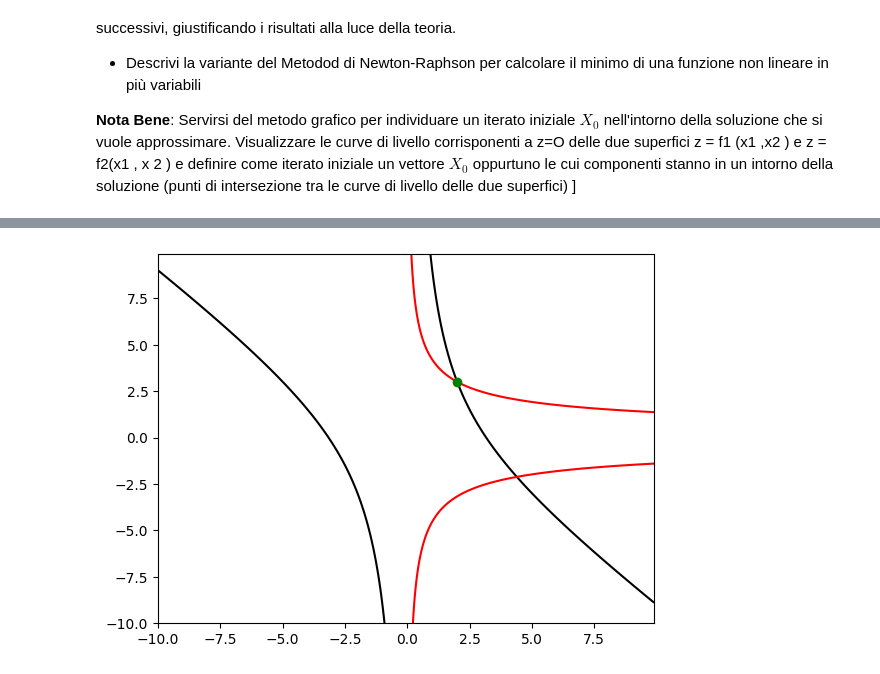
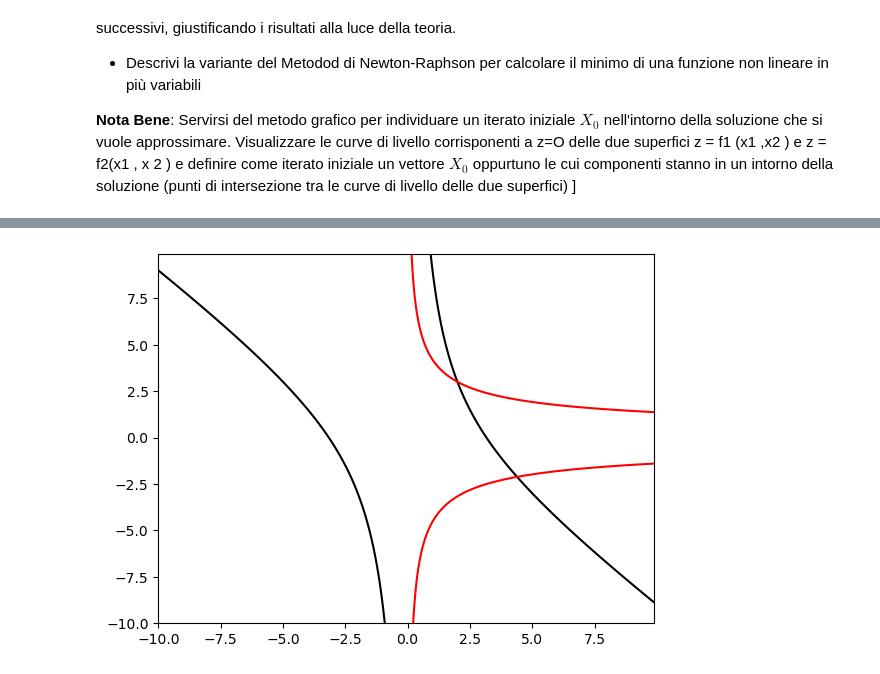
Before and after one commit to alevu3344/EsercitazioniMetodiNumerici, a Jupyter notebook: Simulazioni esami/Esercizi_VARI/Miscellanea.ipynb, the cells around one changed output, grey strips where cells are left out. Drawn from its saved outputs; the diff is of its cells as text; code cells hidden in the pictures.

```diff
--- a/Simulazioni esami/Esercizi_VARI/Miscellanea.ipynb
+++ b/Simulazioni esami/Esercizi_VARI/Miscellanea.ipynb
@@ -454,7 +324,7 @@ Soluzione con Newton-Raphson Shamanskii  [2. 3.] in  14  iterazioni
 # %%
-plt.contour(X, Y, Z, levels=[0], colors='black')
-plt.contour(X, Y, Z1, levels=[0], colors='red')
-plt.plot(xN[0],xN[1],'go')
+plt.contour(X, Y, Z1, levels=[0], colors='black')
+plt.contour(X, Y, Z2, levels=[0], colors='red')
+
 plt.show()
 # %% [output]
-[figure, old version]
+[figure, new version]
```
Also changed, not shown: parts of 13 cells of this notebook, 15 other files.
